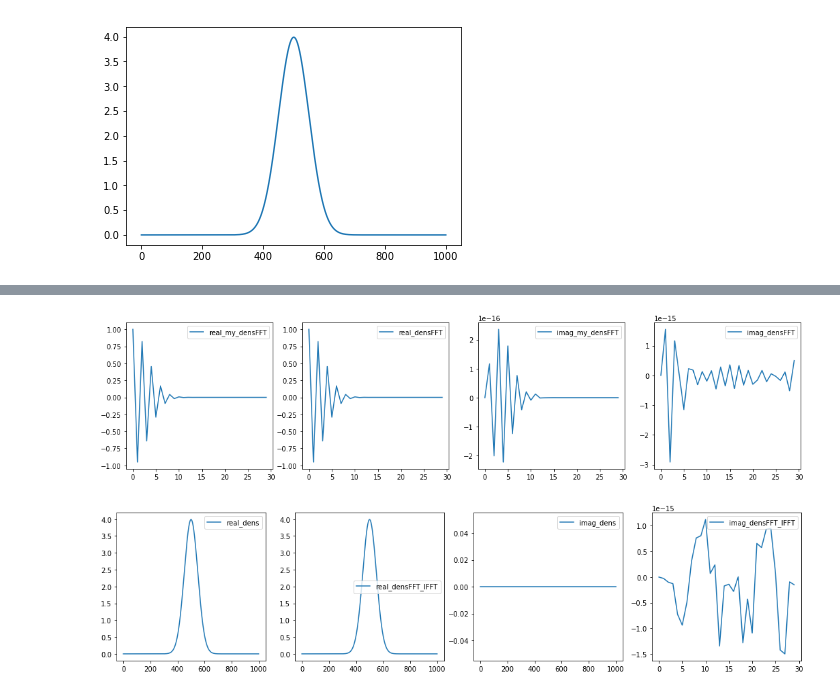
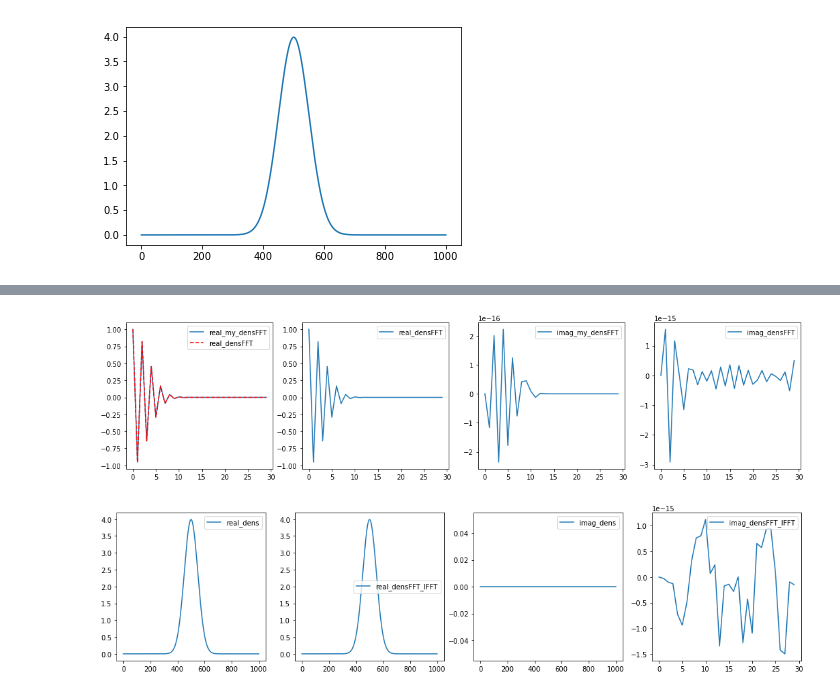
Before and after one commit to alesgenova/pbcpy, a Jupyter notebook: src/Check_fft_ifft.ipynb, the cells around one changed output, grey strips where cells are left out. Saved outputs shown, nothing was run; the diff lists cells and outputs as text; code cells hidden in the pictures.

```diff
--- a/src/Check_fft_ifft.ipynb
+++ b/src/Check_fft_ifft.ipynb
@@ -60,5 +126,5 @@ $f'(\mathbf{\mathbf{x''}}) := 8\pi^3f ( \mathbf{2\pi\mathbf{x''}})$
 # %%
-grid = gs(at, nr,conv_type='')
+grid = gs(at, nr)
 gf_func = gf(grid)
 gf_func.ndim
 # %% [output]
@@ -110,0 +173,3 @@ plt.show()
+# %%
+center = grid.grid.crystal_coord_array([0.5,0.,0.]).to_cart()
+print(center)
@@ -111,19 +183,20 @@ plt.show()
 # %%
-my_densFFT = np.exp(-2.0*(np.pi*invgrid_gg[:30,0,0]*alpha)**2)*np.exp(2.0*np.pi*invgrid_gg[:30,0,0]*1.0j)
+my_densFFT = np.exp(-(invgrid_gg[:30,0,0]*alpha)**2/2.0)*np.exp(-invgrid_g[:30,0,0,0]*center[0]*1.0j)
 # %%
 fig, (ax1,ax2,ax3,ax4) = plt.subplots(1,4,figsize=(18,4))
 # %%
 ax1.plot(np.real(my_densFFT),label='real_my_densFFT')
+ax1.plot(np.real(densFFT.values[:30,0,0]),label='real_densFFT',color='red',linestyle='dashed')
 ax2.plot(np.real(densFFT.values[:30,0,0]),label='real_densFFT')
 ax3.plot(np.imag(my_densFFT),label='imag_my_densFFT')
 ax4.plot(np.imag(densFFT.values[:30,0,0]),label='imag_densFFT')
 ax1.legend()
 ax2.legend()
 ax3.legend()
 ax4.legend()
 plt.show()
 # %% [output]
-[figure, old version]
+[figure, new version]
 # %%
 densFFT_IFFT = densFFT.ifft()
 # %%
```
Also changed, not shown: parts of 27 cells of this notebook, 3 other files.
